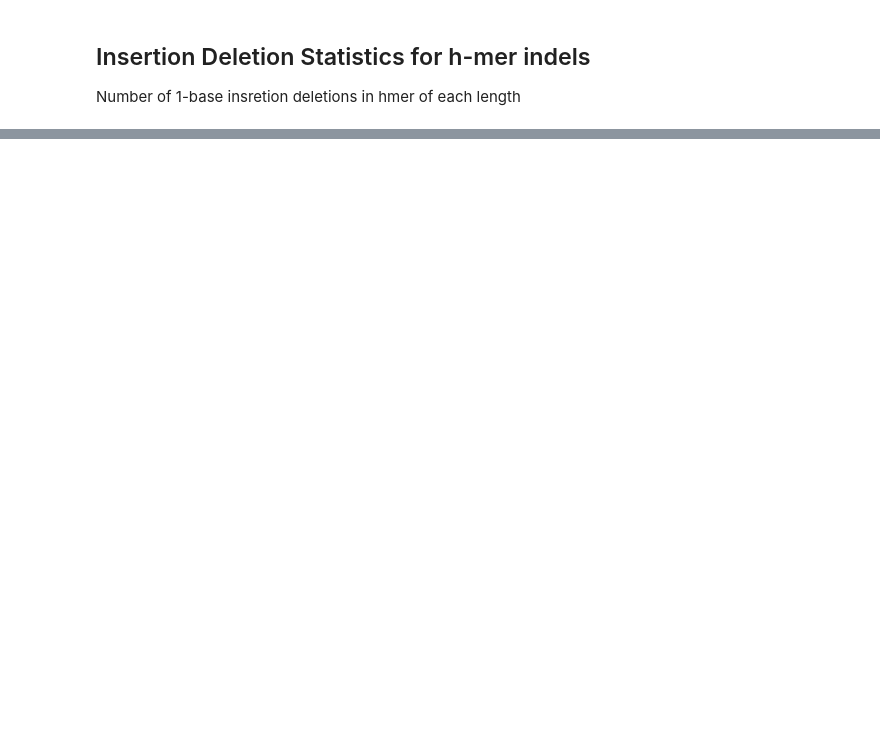
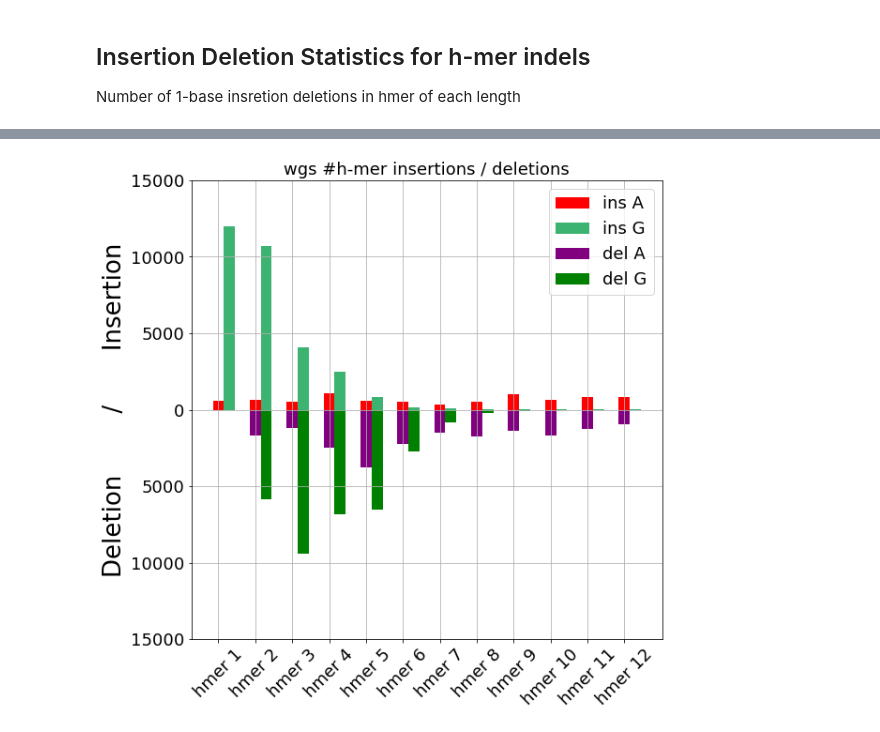
Before and after one commit to Ultimagen/VariantCalling, a Jupyter notebook: ugvc/reports/report_wo_gt.ipynb, the cells around one changed output, grey strips where cells are left out. Drawn from its saved outputs; the diff is of its cells as text; code cells hidden in the pictures; blank space fills up the shorter version.

```diff
--- a/ugvc/reports/report_wo_gt.ipynb
+++ b/ugvc/reports/report_wo_gt.ipynb
@@ -606,12 +664,19 @@ def ins_del_hete_graph(ins_del, ax, title):
 # %%
 annotation_name = 'wgs'
 ins_del_hete = pd.read_hdf(no_gt_statistics_unfiltered_wgs,'ins_del_hete')
 ins_del_hete.columns = pd.Series(ins_del_hete.columns).apply(lambda x: f"h-mer {x}")
-filtered_ins_del_hete = pd.read_hdf(no_gt_statistics_filtered_wgs,'ins_del_hete')
-fig, axes = plt.subplots(nrows=1, ncols=2, figsize=(20, 10))
 
-ins_del_hete_graph(ins_del_hete, axes[0], f'{annotation_name} #h-mer insertions / deletions')
-ins_del_hete_graph(filtered_ins_del_hete, axes[1], f'{annotation_name} #Filter Pass h-mer insertions / deletions')
+if no_gt_statistics_filtered_wgs !='':
+    filtered_ins_del_hete = pd.read_hdf(no_gt_statistics_filtered_wgs,'ins_del_hete')
+    fig, axes = plt.subplots(nrows=1, ncols=2, figsize=(20, 10))
+
+    ins_del_hete_graph(ins_del_hete, axes[0], f'{annotation_name} #h-mer insertions / deletions')
+    ins_del_hete_graph(filtered_ins_del_hete, axes[1], f'{annotation_name} #Filter Pass h-mer insertions / deletions')
+else:
+    fig, ax = plt.subplots(figsize=(9, 9))
+    ins_del_hete_graph(ins_del_hete, ax, f'{annotation_name} #h-mer insertions / deletions')
+# %% [output]
+[figure, added]
 # %%
 if not is_somatic:
     display(Markdown("""## Homozygous
```
Also changed, not shown: parts of 10 cells of this notebook.
